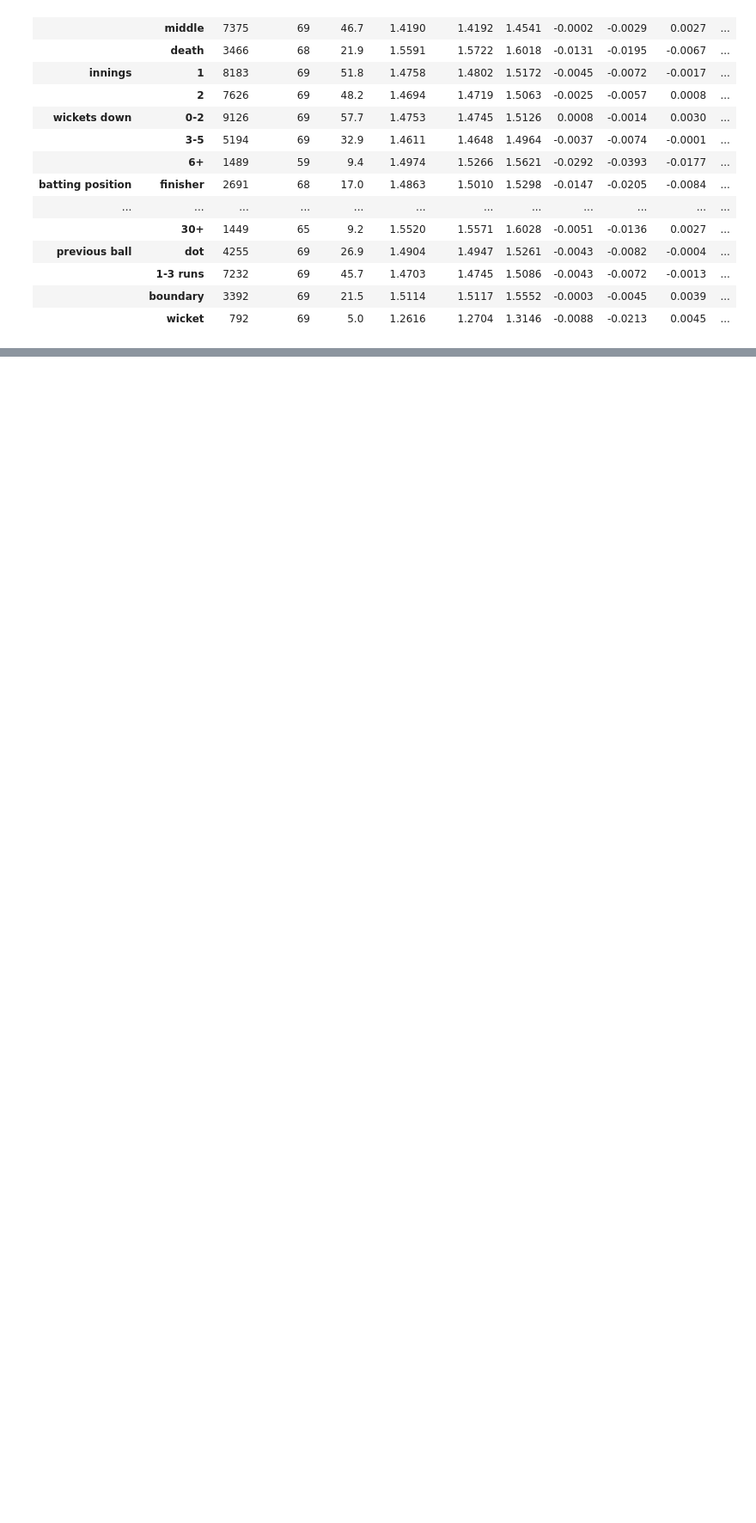
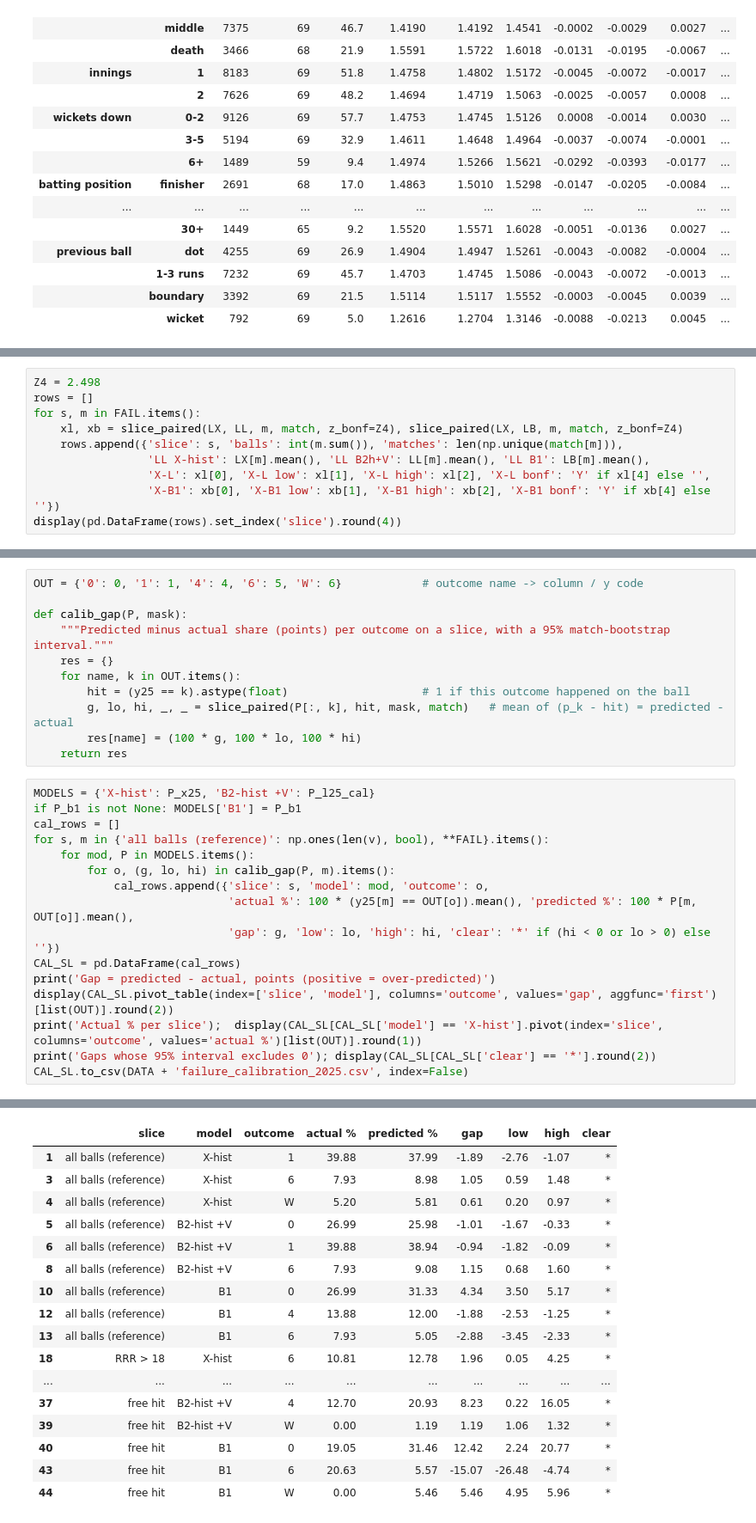
Before and after one commit to arjunnamburi/ml_death_overs_ipl, a Jupyter notebook: notebooks/models.ipynb, the cells around one changed output, grey strips where cells are left out. Shown at 86% size. Saved outputs shown, nothing was run; the diff lists cells and outputs as text; blank space fills up the shorter version.

Commit message:
Freeze: final models and 2026 test plan

```diff
--- a/notebooks/models.ipynb
+++ b/notebooks/models.ipynb
@@ -2172,0 +2197,10 @@ SL.to_csv(DATA + 'slices_2025.csv')
+# %%
+Z4 = 2.498
+rows = []
+for s, m in FAIL.items():
+    xl, xb = slice_paired(LX, LL, m, match, z_bonf=Z4), slice_paired(LX, LB, m, match, z_bonf=Z4)
+    rows.append({'slice': s, 'balls': int(m.sum()), 'matches': len(np.unique(match[m])),
+                 'LL X-hist': LX[m].mean(), 'LL B2h+V': LL[m].mean(), 'LL B1': LB[m].mean(),
+                 'X-L': xl[0], 'X-L low': xl[1], 'X-L high': xl[2], 'X-L bonf': 'Y' if xl[4] else '',
+                 'X-B1': xb[0], 'X-B1 low': xb[1], 'X-B1 high': xb[2], 'X-B1 bonf': 'Y' if xb[4] else ''})
+display(pd.DataFrame(rows).set_index('slice').round(4))
@@ -2172,0 +2212,28 @@ SL.to_csv(DATA + 'slices_2025.csv')
+# %%
+OUT = {'0': 0, '1': 1, '4': 4, '6': 5, 'W': 6}            # outcome name -> column / y code
+
+def calib_gap(P, mask):
+    """Predicted minus actual share (points) per outcome on a slice, with a 95% match-bootstrap interval."""
+    res = {}
+    for name, k in OUT.items():
+        hit = (y25 == k).astype(float)                    # 1 if this outcome happened on the ball
+        g, lo, hi, _, _ = slice_paired(P[:, k], hit, mask, match)   # mean of (p_k - hit) = predicted - actual
+        res[name] = (100 * g, 100 * lo, 100 * hi)
+    return res
+# %%
+MODELS = {'X-hist': P_x25, 'B2-hist +V': P_l25_cal}
+if P_b1 is not None: MODELS['B1'] = P_b1
+cal_rows = []
+for s, m in {'all balls (reference)': np.ones(len(v), bool), **FAIL}.items():
+    for mod, P in MODELS.items():
+        for o, (g, lo, hi) in calib_gap(P, m).items():
+            cal_rows.append({'slice': s, 'model': mod, 'outcome': o,
+                             'actual %': 100 * (y25[m] == OUT[o]).mean(), 'predicted %': 100 * P[m, OUT[o]].mean(),
+                             'gap': g, 'low': lo, 'high': hi, 'clear': '*' if (hi < 0 or lo > 0) else ''})
+CAL_SL = pd.DataFrame(cal_rows)
+print('Gap = predicted - actual, points (positive = over-predicted)')
+display(CAL_SL.pivot_table(index=['slice', 'model'], columns='outcome', values='gap', aggfunc='first')[list(OUT)].round(2))
+print('Actual % per slice');  display(CAL_SL[CAL_SL['model'] == 'X-hist'].pivot(index='slice', columns='outcome', values='actual %')[list(OUT)].round(1))
+print('Gaps whose 95% interval excludes 0'); display(CAL_SL[CAL_SL['clear'] == '*'].round(2))
+CAL_SL.to_csv(DATA + 'failure_calibration_2025.csv', index=False)
+# %% [output]
@@ -2172,0 +2259,17 @@ SL.to_csv(DATA + 'slices_2025.csv')
+|  | slice | model | outcome | actual % | predicted % | gap | low | high | clear |
+| 1 | all balls (reference) | X-hist | 1 | 39.88 | 37.99 | -1.89 | -2.76 | -1.07 | * |
+| 3 | all balls (reference) | X-hist | 6 | 7.93 | 8.98 | 1.05 | 0.59 | 1.48 | * |
+| 4 | all balls (reference) | X-hist | W | 5.20 | 5.81 | 0.61 | 0.20 | 0.97 | * |
+| 5 | all balls (reference) | B2-hist +V | 0 | 26.99 | 25.98 | -1.01 | -1.67 | -0.33 | * |
+| 6 | all balls (reference) | B2-hist +V | 1 | 39.88 | 38.94 | -0.94 | -1.82 | -0.09 | * |
+| 8 | all balls (reference) | B2-hist +V | 6 | 7.93 | 9.08 | 1.15 | 0.68 | 1.60 | * |
+| 10 | all balls (reference) | B1 | 0 | 26.99 | 31.33 | 4.34 | 3.50 | 5.17 | * |
+| 12 | all balls (reference) | B1 | 4 | 13.88 | 12.00 | -1.88 | -2.53 | -1.25 | * |
+| 13 | all balls (reference) | B1 | 6 | 7.93 | 5.05 | -2.88 | -3.45 | -2.33 | * |
+| 18 | RRR > 18 | X-hist | 6 | 10.81 | 12.78 | 1.96 | 0.05 | 4.25 | * |
+| ... | ... | ... | ... | ... | ... | ... | ... | ... | ... |
+| 37 | free hit | B2-hist +V | 4 | 12.70 | 20.93 | 8.23 | 0.22 | 16.05 | * |
+| 39 | free hit | B2-hist +V | W | 0.00 | 1.19 | 1.19 | 1.06 | 1.32 | * |
+| 40 | free hit | B1 | 0 | 19.05 | 31.46 | 12.42 | 2.24 | 20.77 | * |
+| 43 | free hit | B1 | 6 | 20.63 | 5.57 | -15.07 | -26.48 | -4.74 | * |
+| 44 | free hit | B1 | W | 0.00 | 5.46 | 5.46 | 4.95 | 5.96 | * |
```
Also changed, not shown: parts of 16 cells of this notebook.
